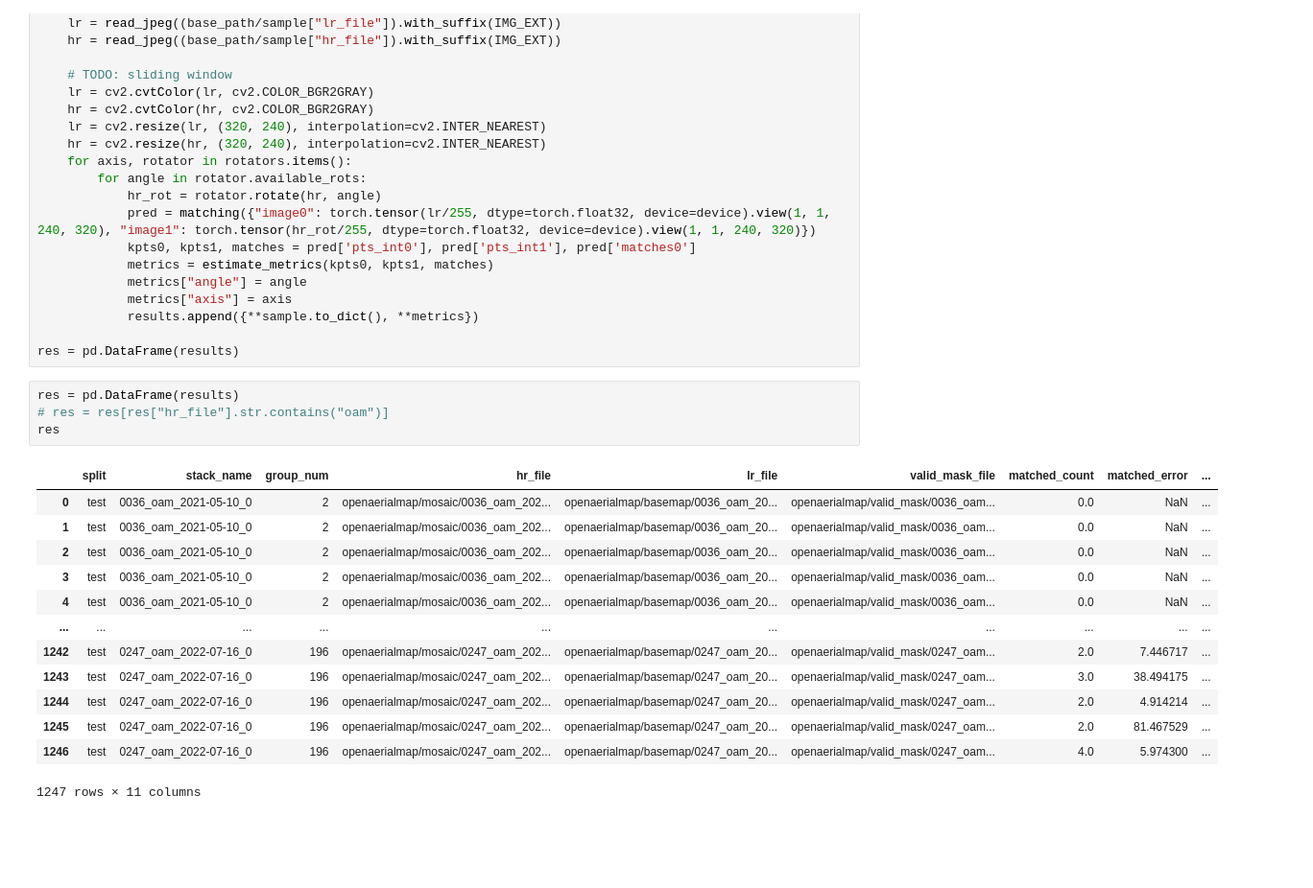
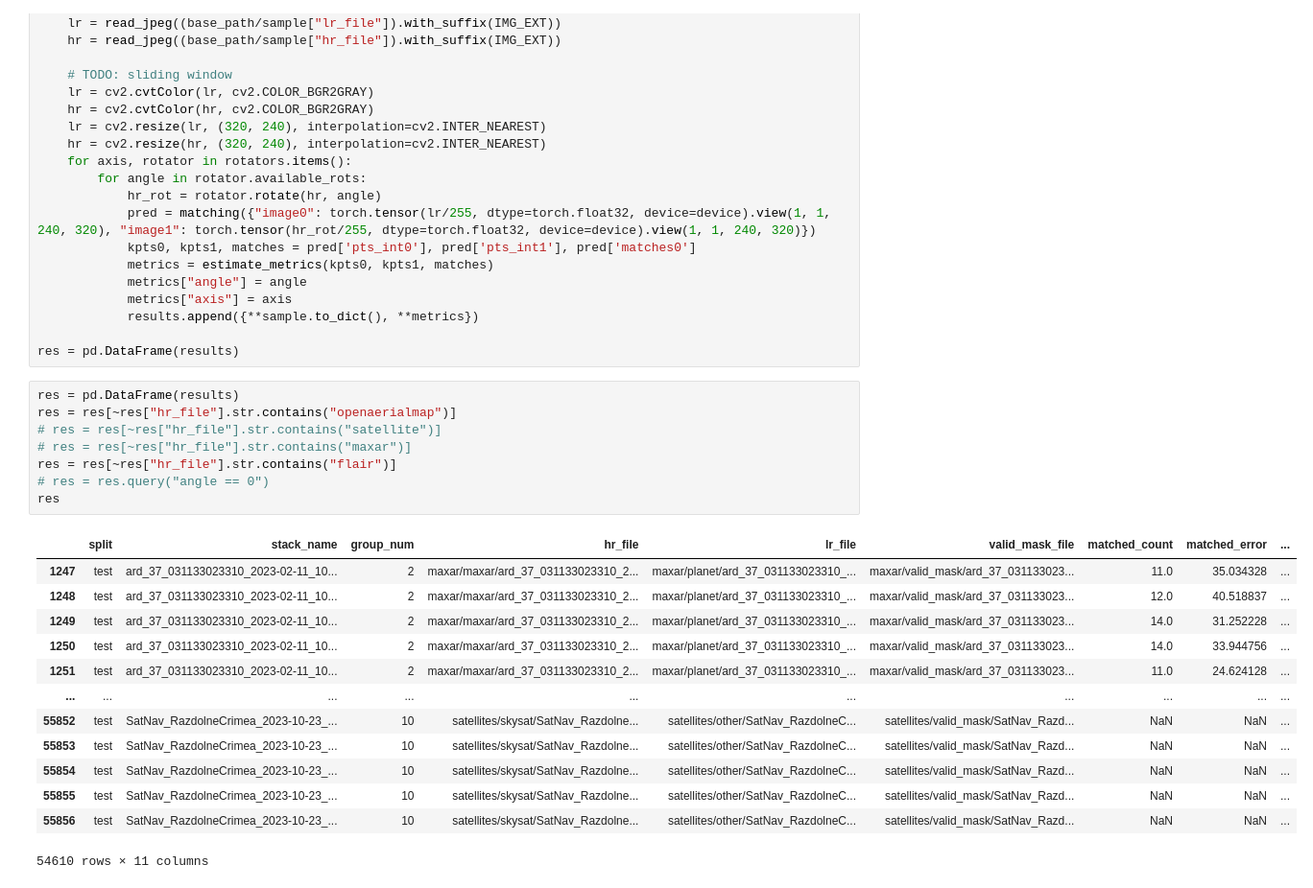
Before and after one commit to QuantuMobileSoftware/pytorch-superpoint, a Jupyter notebook: eval/metrics.ipynb, the cells around one changed output. Shown: that part at 96% size. Saved outputs shown, nothing was run; the diff lists cells and outputs as text; blank space fills up the shorter version.

```diff
--- a/eval/metrics.ipynb
+++ b/eval/metrics.ipynb
@@ -151,24 +151,28 @@ for _, sample in tqdm(split.iterrows(), total=split.shape[0]):
             results.append({**sample.to_dict(), **metrics})
 
 res = pd.DataFrame(results)
-# %%
-res = pd.DataFrame(results)
-# res = res[res["hr_file"].str.contains("oam")]
-res
-# %% [output]
-|  | split | stack_name | group_num | hr_file | lr_file | valid_mask_file | matched_count | matched_error | ... |
-| 0 | test | 0036_oam_2021-05-10_0 | 2 | openaerialmap/mosaic/0036_oam_202... | openaerialmap/basemap/0036_oam_20... | openaerialmap/valid_mask/0036_oam... | 0.0 | NaN | ... |
-| 1 | test | 0036_oam_2021-05-10_0 | 2 | openaerialmap/mosaic/0036_oam_202... | openaerialmap/basemap/0036_oam_20... | openaerialmap/valid_mask/0036_oam... | 0.0 | NaN | ... |
-| 2 | test | 0036_oam_2021-05-10_0 | 2 | openaerialmap/mosaic/0036_oam_202... | openaerialmap/basemap/0036_oam_20... | openaerialmap/valid_mask/0036_oam... | 0.0 | NaN | ... |
-| 3 | test | 0036_oam_2021-05-10_0 | 2 | openaerialmap/mosaic/0036_oam_202... | openaerialmap/basemap/0036_oam_20... | openaerialmap/valid_mask/0036_oam... | 0.0 | NaN | ... |
-| 4 | test | 0036_oam_2021-05-10_0 | 2 | openaerialmap/mosaic/0036_oam_202... | openaerialmap/basemap/0036_oam_20... | openaerialmap/valid_mask/0036_oam... | 0.0 | NaN | ... |
-| ... | ... | ... | ... | ... | ... | ... | ... | ... | ... |
-| 1242 | test | 0247_oam_2022-07-16_0 | 196 | openaerialmap/mosaic/0247_oam_202... | openaerialmap/basemap/0247_oam_20... | openaerialmap/valid_mask/0247_oam... | 2.0 | 7.446717 | ... |
-| 1243 | test | 0247_oam_2022-07-16_0 | 196 | openaerialmap/mosaic/0247_oam_202... | openaerialmap/basemap/0247_oam_20... | openaerialmap/valid_mask/0247_oam... | 3.0 | 38.494175 | ... |
-| 1244 | test | 0247_oam_2022-07-16_0 | 196 | openaerialmap/mosaic/0247_oam_202... | openaerialmap/basemap/0247_oam_20... | openaerialmap/valid_mask/0247_oam... | 2.0 | 4.914214 | ... |
-| 1245 | test | 0247_oam_2022-07-16_0 | 196 | openaerialmap/mosaic/0247_oam_202... | openaerialmap/basemap/0247_oam_20... | openaerialmap/valid_mask/0247_oam... | 2.0 | 81.467529 | ... |
-| 1246 | test | 0247_oam_2022-07-16_0 | 196 | openaerialmap/mosaic/0247_oam_202... | openaerialmap/basemap/0247_oam_20... | openaerialmap/valid_mask/0247_oam... | 4.0 | 5.974300 | ... |
-1247 rows × 11 columns
+# %%
+res = pd.DataFrame(results)
+res = res[~res["hr_file"].str.contains("openaerialmap")]
+# res = res[~res["hr_file"].str.contains("satellite")]
+# res = res[~res["hr_file"].str.contains("maxar")]
+res = res[~res["hr_file"].str.contains("flair")]
+# res = res.query("angle == 0")
+res
+# %% [output]
+|  | split | stack_name | group_num | hr_file | lr_file | valid_mask_file | matched_count | matched_error | ... |
+| 1247 | test | ard_37_031133023310_2023-02-11_10... | 2 | maxar/maxar/ard_37_031133023310_2... | maxar/planet/ard_37_031133023310_... | maxar/valid_mask/ard_37_031133023... | 11.0 | 35.034328 | ... |
+| 1248 | test | ard_37_031133023310_2023-02-11_10... | 2 | maxar/maxar/ard_37_031133023310_2... | maxar/planet/ard_37_031133023310_... | maxar/valid_mask/ard_37_031133023... | 12.0 | 40.518837 | ... |
+| 1249 | test | ard_37_031133023310_2023-02-11_10... | 2 | maxar/maxar/ard_37_031133023310_2... | maxar/planet/ard_37_031133023310_... | maxar/valid_mask/ard_37_031133023... | 14.0 | 31.252228 | ... |
+| 1250 | test | ard_37_031133023310_2023-02-11_10... | 2 | maxar/maxar/ard_37_031133023310_2... | maxar/planet/ard_37_031133023310_... | maxar/valid_mask/ard_37_031133023... | 14.0 | 33.944756 | ... |
+| 1251 | test | ard_37_031133023310_2023-02-11_10... | 2 | maxar/maxar/ard_37_031133023310_2... | maxar/planet/ard_37_031133023310_... | maxar/valid_mask/ard_37_031133023... | 11.0 | 24.624128 | ... |
+| ... | ... | ... | ... | ... | ... | ... | ... | ... | ... |
+| 55852 | test | SatNav_RazdolneCrimea_2023-10-23_... | 10 | satellites/skysat/SatNav_Razdolne... | satellites/other/SatNav_RazdolneC... | satellites/valid_mask/SatNav_Razd... | NaN | NaN | ... |
+| 55853 | test | SatNav_RazdolneCrimea_2023-10-23_... | 10 | satellites/skysat/SatNav_Razdolne... | satellites/other/SatNav_RazdolneC... | satellites/valid_mask/SatNav_Razd... | NaN | NaN | ... |
+| 55854 | test | SatNav_RazdolneCrimea_2023-10-23_... | 10 | satellites/skysat/SatNav_Razdolne... | satellites/other/SatNav_RazdolneC... | satellites/valid_mask/SatNav_Razd... | NaN | NaN | ... |
+| 55855 | test | SatNav_RazdolneCrimea_2023-10-23_... | 10 | satellites/skysat/SatNav_Razdolne... | satellites/other/SatNav_RazdolneC... | satellites/valid_mask/SatNav_Razd... | NaN | NaN | ... |
+| 55856 | test | SatNav_RazdolneCrimea_2023-10-23_... | 10 | satellites/skysat/SatNav_Razdolne... | satellites/other/SatNav_RazdolneC... | satellites/valid_mask/SatNav_Razd... | NaN | NaN | ... |
+54610 rows × 11 columns
 # %%
 fig, axs = plt.subplots(1, 2, figsize=(10,5))
 simple_results = res.query("angle == 0").drop(columns="axis").drop_duplicates()
```
Also changed, not shown: parts of 4 cells of this notebook, 5 other files.
